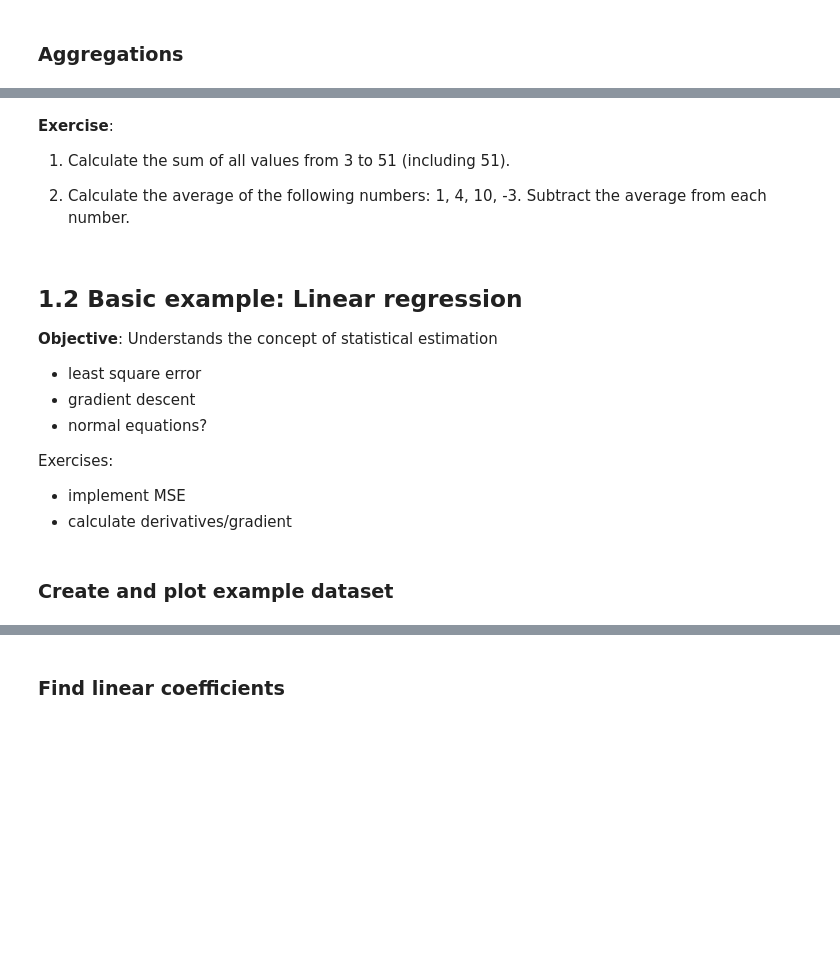
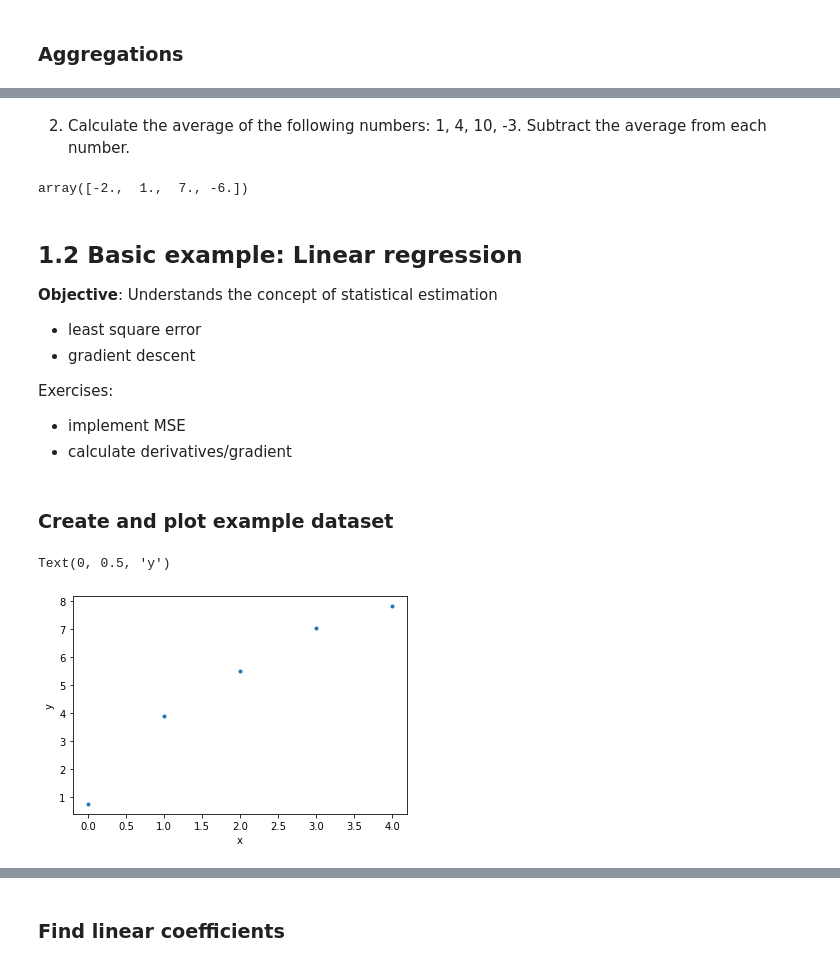
Before and after one commit to btel/2019-11-29-centrale-data-science-tutorial, a Jupyter notebook: tutorial_template_part_1.ipynb, the cells around one changed output, grey strips where cells are left out. Saved outputs shown, nothing was run; the diff lists cells and outputs as text; code cells hidden in the pictures; blank space fills up the shorter version.

```diff
--- a/tutorial_template_part_1.ipynb
+++ b/tutorial_template_part_1.ipynb
@@ -30,9 +124,10 @@ Image('data-science-venn-diagram.jpg', width=500)
 # %% [markdown]
-**Exercise**:
-
-1) Calculate the sum of all values from 3 to 51 (including 51).
-
 2) Calculate the average of the following numbers: 1, 4, 10, -3. Subtract the average from each number.
+# %%
+a = np.array([1, 4, 10, -3])
+a - np.mean(a)
+# %% [output]
+array([-2.,  1.,  7., -6.])
 # %% [markdown]
 ## 1.2 Basic example: Linear regression
 
@@ -40,10 +135,20 @@ Image('data-science-venn-diagram.jpg', width=500)
 
 * least square error
 * gradient descent
-* normal equations?
 
 Exercises:
 * implement MSE
 * calculate derivatives/gradient
 # %% [markdown]
 ### Create and plot example dataset
+# %%
+x = np.arange(5)
+y = 2 * x + 1
+y = y + np.random.randn(len(y))
+# %%
+plt.plot(x, y, '.')
+plt.xlabel('x')
+plt.ylabel('y')
+# %% [output]
+Text(0, 0.5, 'y')
+[figure, added]
```
Also changed, not shown: parts of 45 cells of this notebook, 2 other files.
